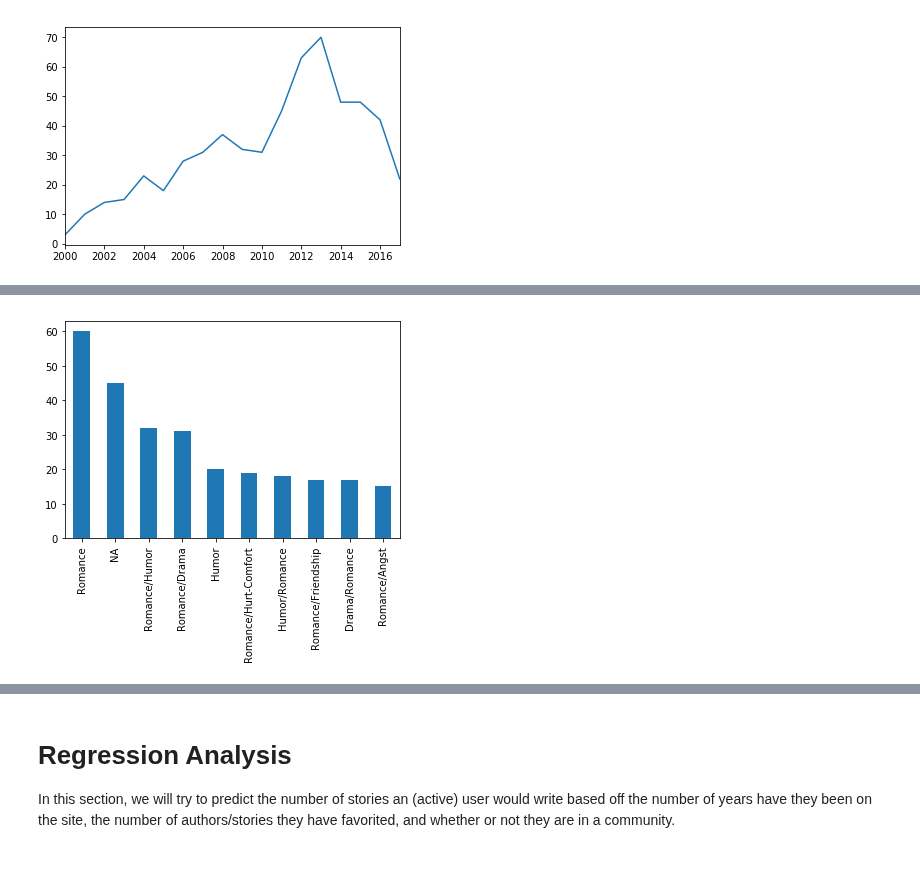
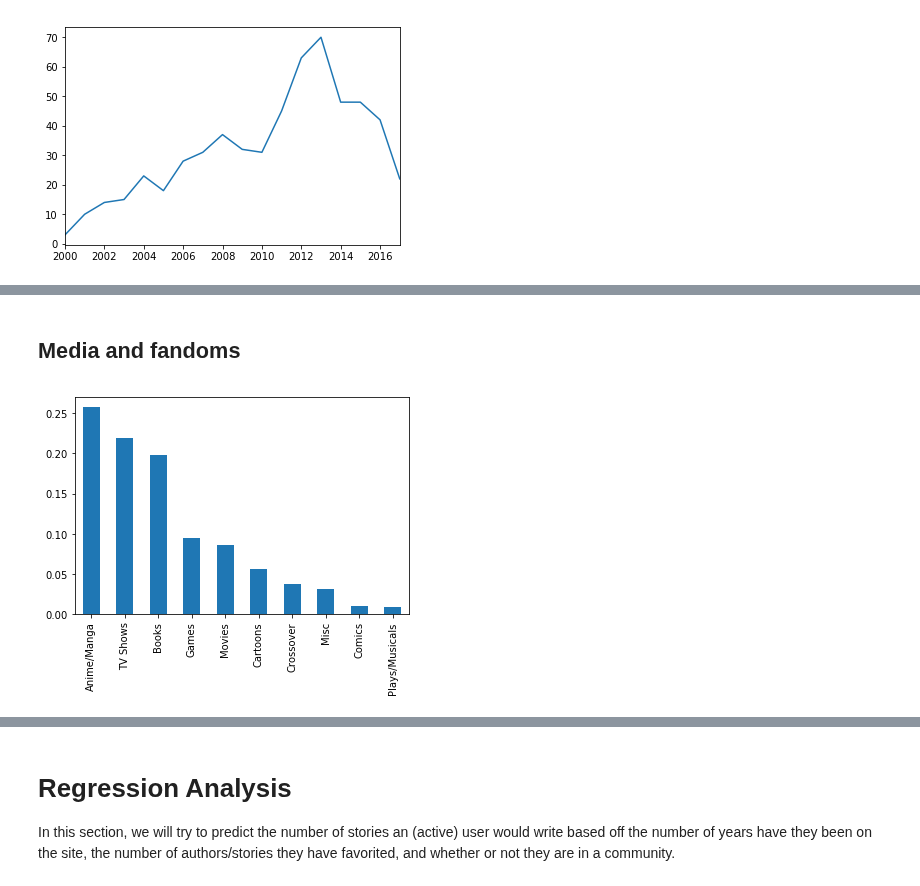
Before and after one commit to lily-tian/fanfictionstatistics, a Jupyter notebook: story_analysis.ipynb, the cells around one changed output, grey strips where cells are left out. Drawn from its saved outputs; the diff is of its cells as text; code cells hidden in the pictures.

```diff
--- a/story_analysis.ipynb
+++ b/story_analysis.ipynb
@@ -39,9 +94,11 @@ plt.show()
+# %% [markdown]
+## Media and fandoms
 # %%
-# examines distribution of top 10 genres combinations
-genre = df_online['genre'].value_counts()
-genre[:10].plot.bar()
+# examines distribution of media
+media = df_online['media'].value_counts()
+(media/np.sum(media)).plot.bar()
 plt.xticks(rotation=90)
 
 plt.show()
 # %% [output]
-[figure, old version]
+[figure, new version]
```
Also changed, not shown: parts of 28 cells of this notebook, 3 other files.
